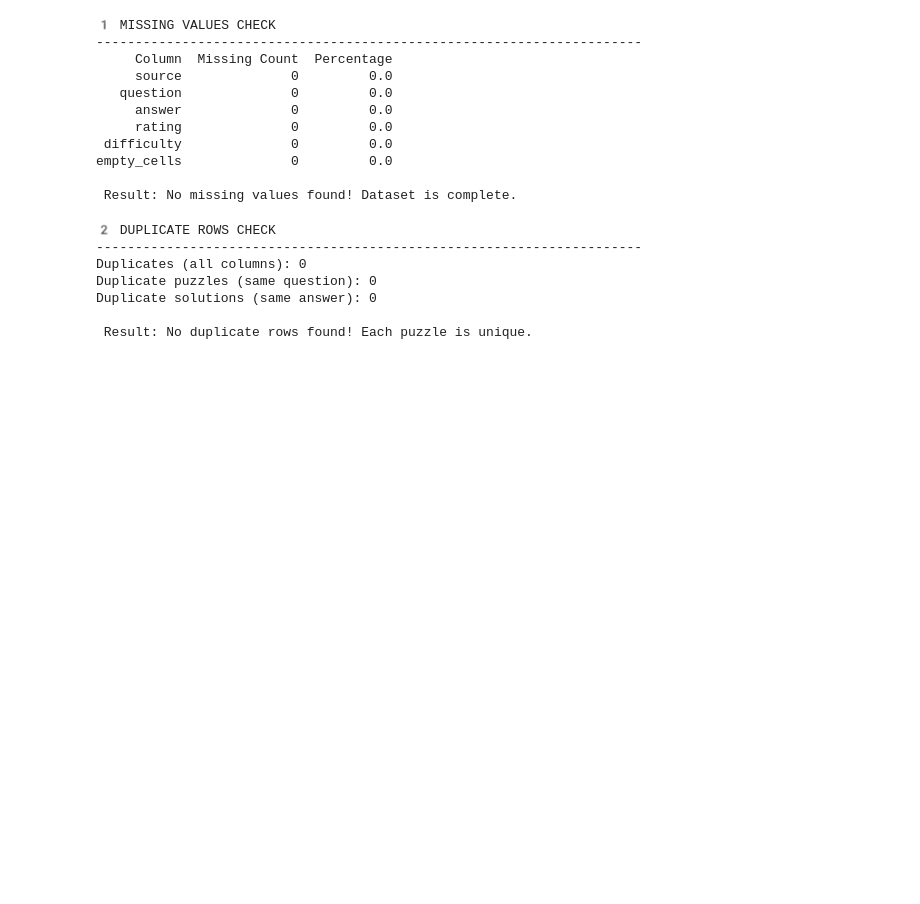
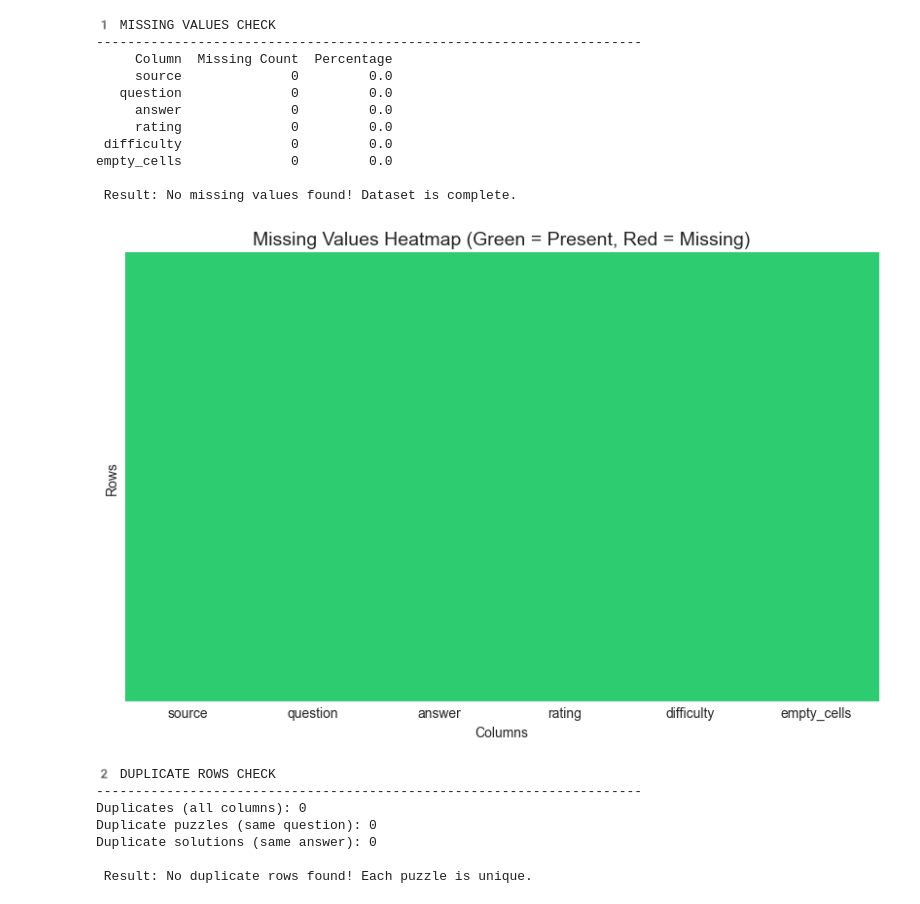
Before and after one commit to AdityaXD007/Sudoku-Solver-AI, a Jupyter notebook: sudoku_ai_solver/dataset_analysis.ipynb, the cells around one changed output. Drawn from its saved outputs; the diff is of its cells as text; code cells hidden in the pictures; blank space fills up the shorter version.

```diff
--- a/sudoku_ai_solver/dataset_analysis.ipynb
+++ b/sudoku_ai_solver/dataset_analysis.ipynb
@@ -328,6 +328,16 @@ else:
 empty_cells              0         0.0
 
  Result: No missing values found! Dataset is complete.
+# %%
+# Missing value heatmap
+plt.figure(figsize=(10, 6))
+sns.heatmap(df.isnull(), cmap=["#2ecc71", "#e74c3c"], cbar=False, yticklabels=False)
+plt.title("Missing Values Heatmap (Green = Present, Red = Missing)", fontsize=14)
+plt.xlabel("Columns")
+plt.ylabel("Rows")
+plt.show()
+# %% [output]
+[figure, added]
 # %%
 # Check for duplicate rows
 print("\n\n2️ DUPLICATE ROWS CHECK")
```
Also changed, not shown: 1 other file.
